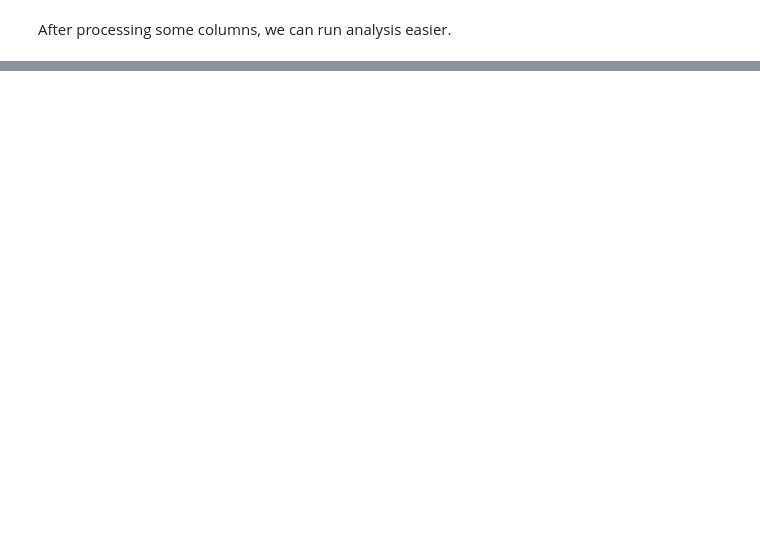
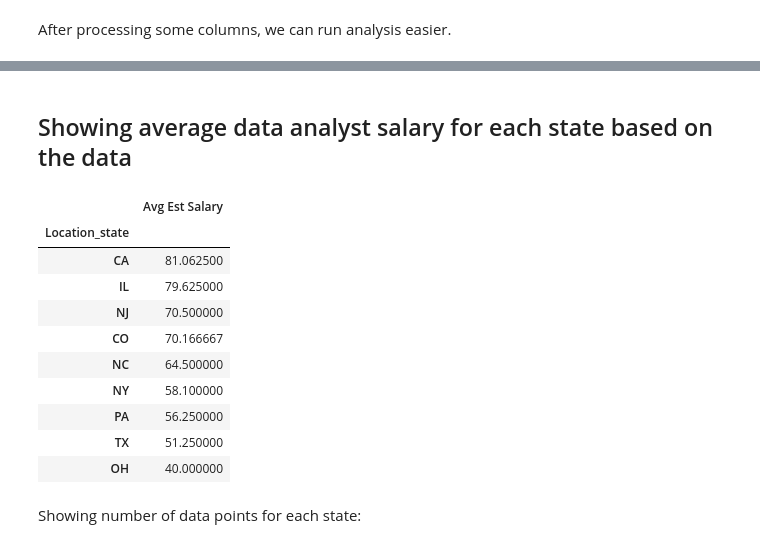
Before and after one commit to reedbc1/datafun-06-projects, a Jupyter notebook: data_analyst_jobs.ipynb, the cells around one changed output, grey strips where cells are left out. Drawn from its saved outputs; the diff is of its cells as text; code cells hidden in the pictures; blank space fills up the shorter version.

```diff
--- a/data_analyst_jobs.ipynb
+++ b/data_analyst_jobs.ipynb
@@ -166,0 +199,18 @@ TypeError: '<=' not supported between instances of 'float' and 'str'
+# %% [markdown]
+## Showing average data analyst salary for each state based on the data
+# %%
+df[['Location_state', 'Avg Est Salary']].groupby('Location_state').mean().sort_values('Avg Est Salary', ascending = False)
+# %% [output]
+|  | Avg Est Salary |
+| Location_state |  |
+| CA | 81.062500 |
+| IL | 79.625000 |
+| NJ | 70.500000 |
+| CO | 70.166667 |
+| NC | 64.500000 |
+| NY | 58.100000 |
+| PA | 56.250000 |
+| TX | 51.250000 |
+| OH | 40.000000 |
+# %% [markdown]
+Showing number of data points for each state:
```
Also changed, not shown: parts of 28 cells of this notebook.
